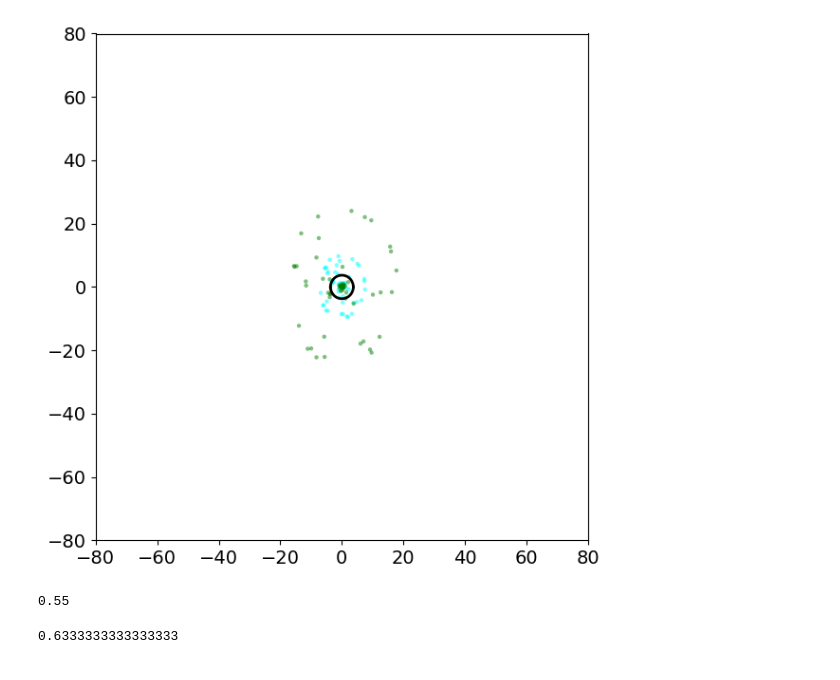
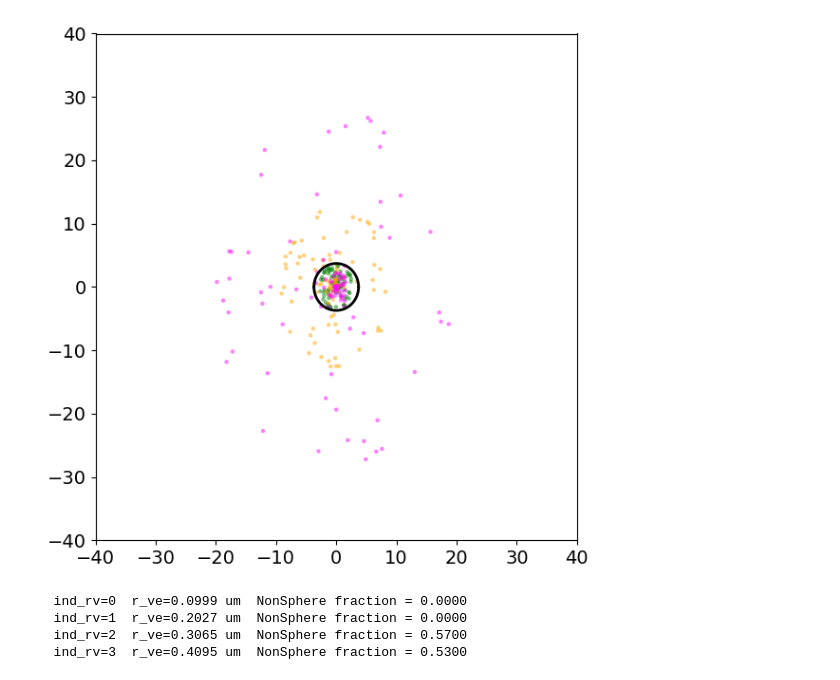
Before and after one commit to NobuhiroMoteki/block-DDA_Py, a Jupyter notebook: plot_dda_results.ipynb, the cells around one changed output. Drawn from its saved outputs; the diff is of its cells as text; code cells hidden in the pictures.

```diff
--- a/plot_dda_results.ipynb
+++ b/plot_dda_results.ipynb
@@ -3,6 +3,10 @@ import h5py
 import numpy as np
 # %%
 # load DDA result file
-h5= h5py.File(".\dda_results\pcas_ocbs_simulated_data.hdf5", "r")
+h5 = h5py.File("dda_results/pcas_ocbs_simulated_data.hdf5", "r")
+# %%
+# load sweep parameters
+wl_m_m_pairs  = h5['target']['wl_m_m_pairs'][:]   # (N_pairs, 2): [wl_0, m_m]
+m_p_xyz_list  = h5['target']['m_p_xyz_list'][:]   # (N_mp, 3)
 # %%
 # RMS noises of measured ReS and ImS values in this PCAS instrument
@@ -119,16 +70,16 @@ array([[5.0224481 , 0.44170158, 0.77954921],
 # %%
 from analytical_scattering_theories.homogeneous_sphere import mie_compute_q_and_s
 
-wl_0= h5['target'].attrs['wl_0_um']
-m_m= h5['target']['m_m_list'][ind_m_m_list]
-m_p_xyz= h5['target']['m_p_xyz'][:]
-m_p_avg= np.mean(m_p_xyz)
+wl_0    = wl_m_m_pairs[i_pair, 0]   # vacuum wavelength [um]
+m_m     = wl_m_m_pairs[i_pair, 1]   # medium refractive index
+m_p_xyz = m_p_xyz_list[i_mp]        # particle refractive index (x,y,z)
+m_p_avg = np.mean(m_p_xyz)          # isotropic average for Mie reference
 
-r_p_arr= np.linspace(0.05,1.2,200)
-S_fw_mie_arr= np.zeros(200, dtype=np.complex64)
+r_p_arr      = np.linspace(0.05, 1.2, 200)
+S_fw_mie_arr = np.zeros(200, dtype=np.complex64)
 
 for i, r_p in enumerate(r_p_arr):
-   Qsca, Qabs, Qext, S_fw_mie_arr[i], _ = mie_compute_q_and_s(wl_0,m_m,r_p,m_p_avg,nang=3)
+    Qsca, Qabs, Qext, S_fw_mie_arr[i], _ = mie_compute_q_and_s(wl_0, m_m, r_p, m_p_avg, nang=3)
 # %%
 import matplotlib.pyplot as plt
 
@@ -165,40 +147,38 @@ plt.savefig('PCAS_DDAsim_oblate_water_S_plots.jpg',dpi=dpi)
 # %%
-fig, ax = plt.subplots(1, 1, figsize=(6,6))
-plot= ax.scatter(ReS_depol_SNR_030, ImS_depol_SNR_030, marker='o', facecolor='cyan',edgecolor='none', s=10, alpha=0.5)
-ax.scatter(ReS_depol_SNR_040, ImS_depol_SNR_040, marker='o', facecolor='green',edgecolor='none', s=10, alpha=0.5)
+colors = ['cyan', 'green', 'orange', 'magenta', 'blue', 'red', 'purple']
 
-#ax.scatter(ReS_depol_SNR_04, ImS_depol_SNR_04, c=np.abs(np.cos(euler_beta)), cmap='jet', vmin=0, vmax=color_scale_max, marker='o', facecolor='none', s=20, alpha=0.5)
-#ax.scatter(ReS_depol_SNR_01, ImS_depol_SNR_01, c=np.abs(np.cos(euler_beta)), cmap='jet', vmin=0, vmax=color_scale_max, marker='s', facecolor='none', s=20, alpha=0.5)
-#plot= ax.scatter(ReS_depol_SNR_00, ImS_depol_SNR_00, c=np.abs(np.sin(euler_beta)), cmap='jet', vmin=0, vmax=color_scale_max, marker='v', facecolor='none', s=20, alpha=1)
+fig, ax = plt.subplots(1, 1, figsize=(6, 6))
 
-ax.set_xlim([-80,80])
-ax.set_ylim([-80,80])
-#ax.set_xlabel("ReS_depol",fontsize=12)
-#ax.set_ylabel("ImS_depol",fontsize=12)
+for i, d in enumerate(data_list):
+    ax.scatter(d['ReS_depol_SNR'], d['ImS_depol_SNR'],
+               marker='o', facecolor=colors[i % len(colors)],
+               edgecolor='none', s=10, alpha=0.5)
+
+ax.set_xlim([-40, 40])
+ax.set_ylim([-40, 40])
 ax.tick_params(axis='both', labelsize=14)
 
 x = np.linspace(-3.71, 3.71, 1000)
-y = np.sqrt((1 - (x/3.71)**2) * 3.71**2)
-ax.plot(x,y, c='black', linewidth=2)
-ax.plot(x,-y, c='black', linewidth=2)
-#cbar= plt.colorbar(plot, ax=ax)
-
+y = np.sqrt((1 - (x / 3.71)**2) * 3.71**2)
+ax.plot(x,  y, c='black', linewidth=2)
+ax.plot(x, -y, c='black', linewidth=2)
 
 plt.tight_layout()
 
-dpi=600
-plt.savefig('PCAS_DDAsim_oblate_DepolSNR_plots.jpg',dpi=dpi)
+dpi = 600
+plt.savefig('PCAS_DDAsim_oblate_DepolSNR_plots.jpg', dpi=dpi)
 # %% [output]
-[figure, old version]
+[figure, new version]
-# %%
-NonSphere_flag_030= Tot_depol_SNR2_030 > 13.82
-np.count_nonzero(NonSphere_flag_030)/len(NonSphere_flag_030)
-# %% [output]
-0.55
-# %%
-NonSphere_flag_040= Tot_depol_SNR2_040 > 13.82
-np.count_nonzero(NonSphere_flag_040)/len(NonSphere_flag_040)
-# %% [output]
-0.6333333333333333
+# %%
+threshold = 13.82
+for d in data_list:
+    flag = d['Tot_depol_SNR2'] > threshold
+    frac = np.count_nonzero(flag) / len(flag)
+    print(f"  ind_rv={d['ind_rv']}  r_ve={d['r_ve']:.4f} um  NonSphere fraction = {frac:.4f}")
+# %% [output]
+  ind_rv=0  r_ve=0.0999 um  NonSphere fraction = 0.0000
+  ind_rv=1  r_ve=0.2027 um  NonSphere fraction = 0.0000
+  ind_rv=2  r_ve=0.3065 um  NonSphere fraction = 0.5700
+  ind_rv=3  r_ve=0.4095 um  NonSphere fraction = 0.5300
 # %%
 h5.close()
```
Also changed, not shown: parts of 5 cells of this notebook, 20 other files.
